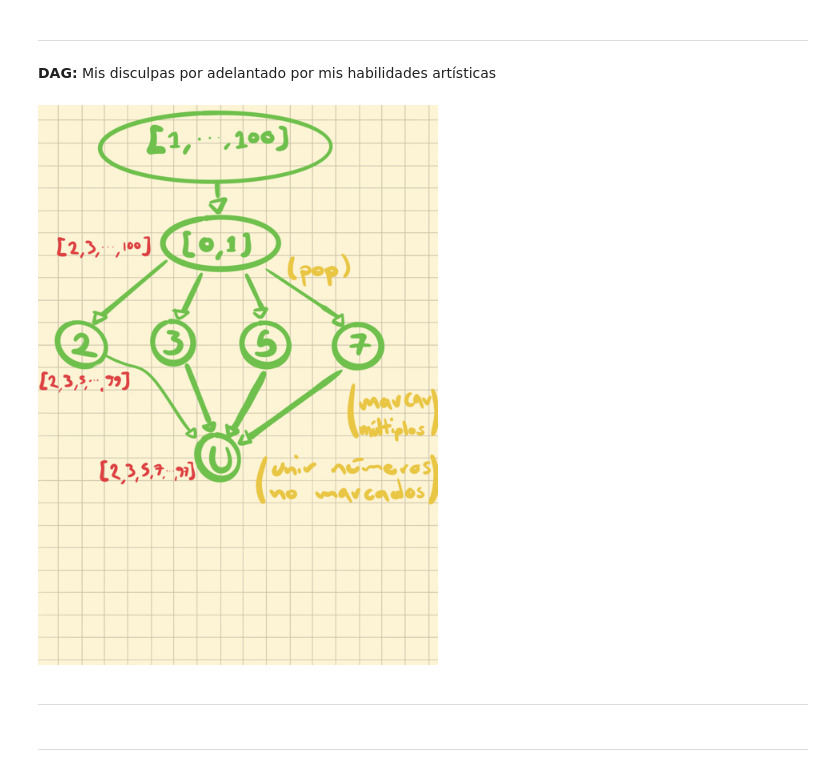
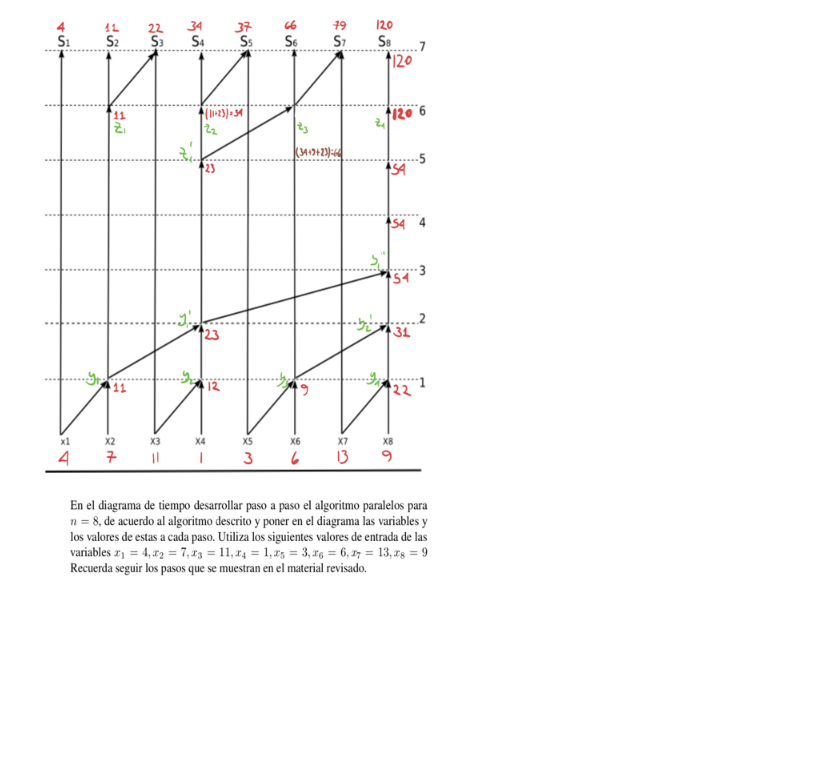
Before and after one commit to TheOnlyDavid/MCDI, a Jupyter notebook: Semestre 2/Computo de alto rendimiento/U3_A3_DARO.ipynb, the cells around one changed output. Saved outputs shown, nothing was run; the diff lists cells and outputs as text; code cells hidden in the pictures; blank space fills up the shorter version.

```diff
--- a/Semestre 2/Computo de alto rendimiento/U3_A3_DARO.ipynb
+++ b/Semestre 2/Computo de alto rendimiento/U3_A3_DARO.ipynb
@@ -32,17 +19,9 @@ numeros_primos = ObtenerNumerosPrimos(subconjuntos)
-# %% [markdown]
----
-# %% [markdown]
-**DAG:** Mis disculpas por adelantado por mis habilidades artísticas
 # %%
 from PIL import Image
 import matplotlib.pyplot as plt
-img = Image.open('/Users/aaron/Downloads/Template_.jpg')
-nuevo_tamano = (500, 700)
-img_redimensionada = img.resize(nuevo_tamano)
+img = Image.open('/Users/aaron/Downloads/IMG_0214 2.jpg')
+tamano = (500, 700)
+img_redimensionada = img.resize(tamano)
 display(img_redimensionada)
 # %% [output]
-[figure, old version]
+[figure, new version]
-# %% [markdown]
----
-# %% [markdown]
----
```
Also changed, not shown: parts of 8 cells of this notebook, 5 other files.
